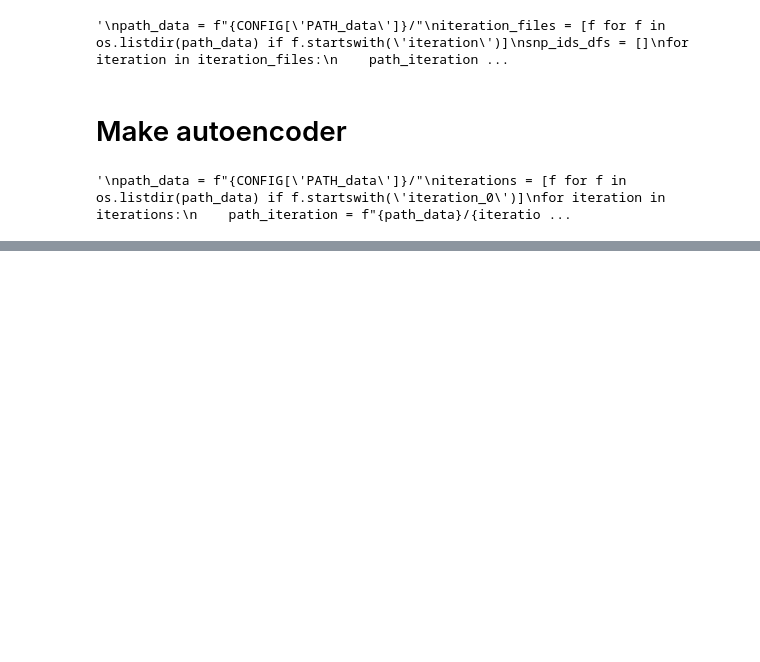
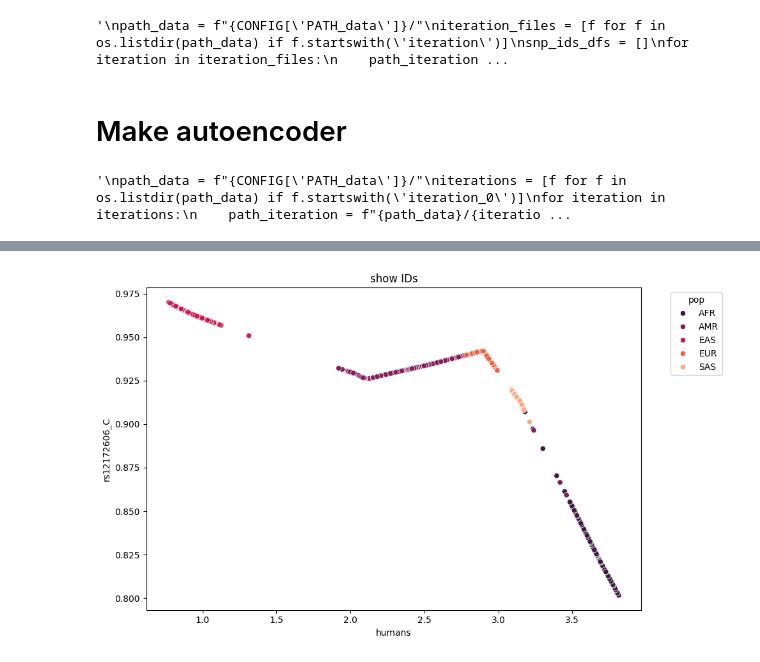
Before and after one commit to mat2m10/pca_projection, a Jupyter notebook: run_test.ipynb, the cells around one changed output, grey strips where cells are left out. Drawn from its saved outputs; the diff is of its cells as text; code cells hidden in the pictures; blank space fills up the shorter version.

```diff
--- a/run_test.ipynb
+++ b/run_test.ipynb
@@ -215,0 +315,2 @@ make_population_plot(ids, 'center_dim', 'center_dim', 'FID', f"show IDs", palett
+# %%
+first_output = decoder0.predict(central_dim[['center_dim']].to_numpy())
@@ -264,0 +483,12 @@ result
+# %%
+meta_output = pd.DataFrame(meta_output, columns=chunk.columns)
+first_output = pd.DataFrame(first_output, columns=chunk.columns)
+# %%
+col_test = list(chunk.columns)[-1]
+# %%
+test1 = first_output[[col_test]]
+test1['pop'] = list(ids['FID'])
+test1['humans'] = list(central_dim['center_dim'])
+test2 = meta_output[[col_test]]
+test2['pop'] = list(ids['FID'])
+test2['humans'] = list(central_dim['center_dim'])
@@ -264,0 +516,4 @@ result
+# %%
+make_population_plot(test1, 'humans', col_test,'pop', f"show IDs", palette = 'rocket')
+# %% [output]
+[figure, added]
```
Also changed, not shown: parts of 25 cells of this notebook.
